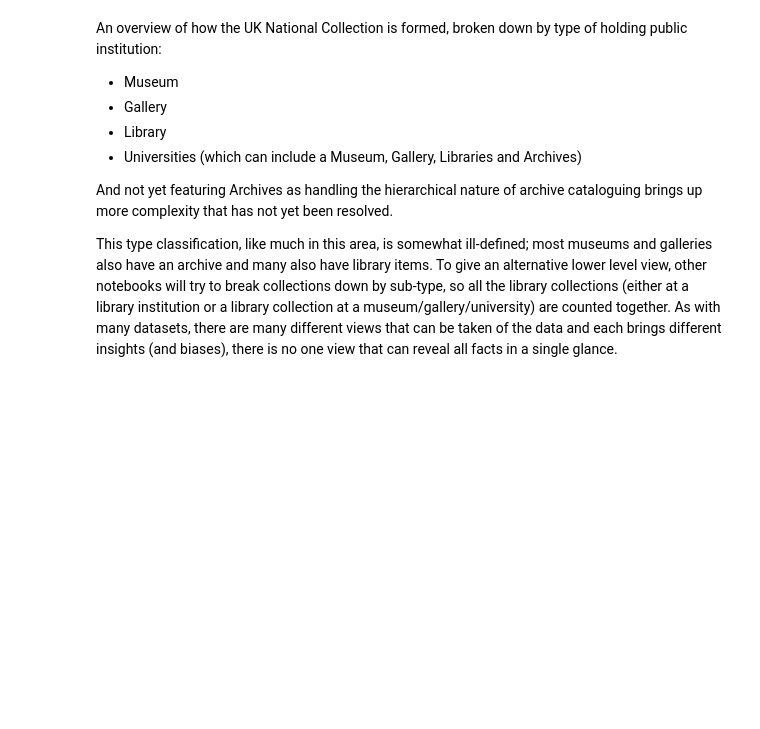
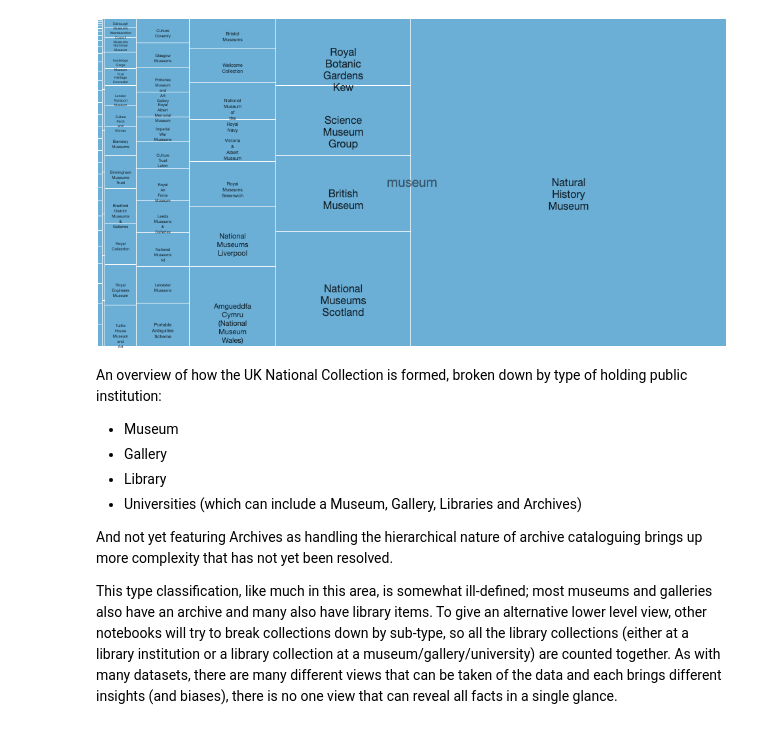
Before and after one commit to atiro/national-collection-visualisation, a Jupyter notebook: general-overview.ipynb, the cells around one changed output. Cells and saved outputs as stored; diff of their text form; code cells hidden in the pictures; blank space fills up the shorter version.

```diff
--- a/general-overview.ipynb
+++ b/general-overview.ipynb
@@ -173,3 +601,9 @@ display({"application/vnd.vega.v5+json": json.loads(treemap_test_spec)}, raw=Tru
+# %%
+from IPython.display import display
+import json
+display({"application/vnd.vega.v5+json": json.loads(mus_treemap_spec)}, raw=True)
+# %% [output]
+[figure, added]
 # %% [markdown]
 
 An overview of how the UK National Collection is formed, broken down by type of holding public institution:
```
Also changed, not shown: parts of 13 cells of this notebook, 34 other files.
